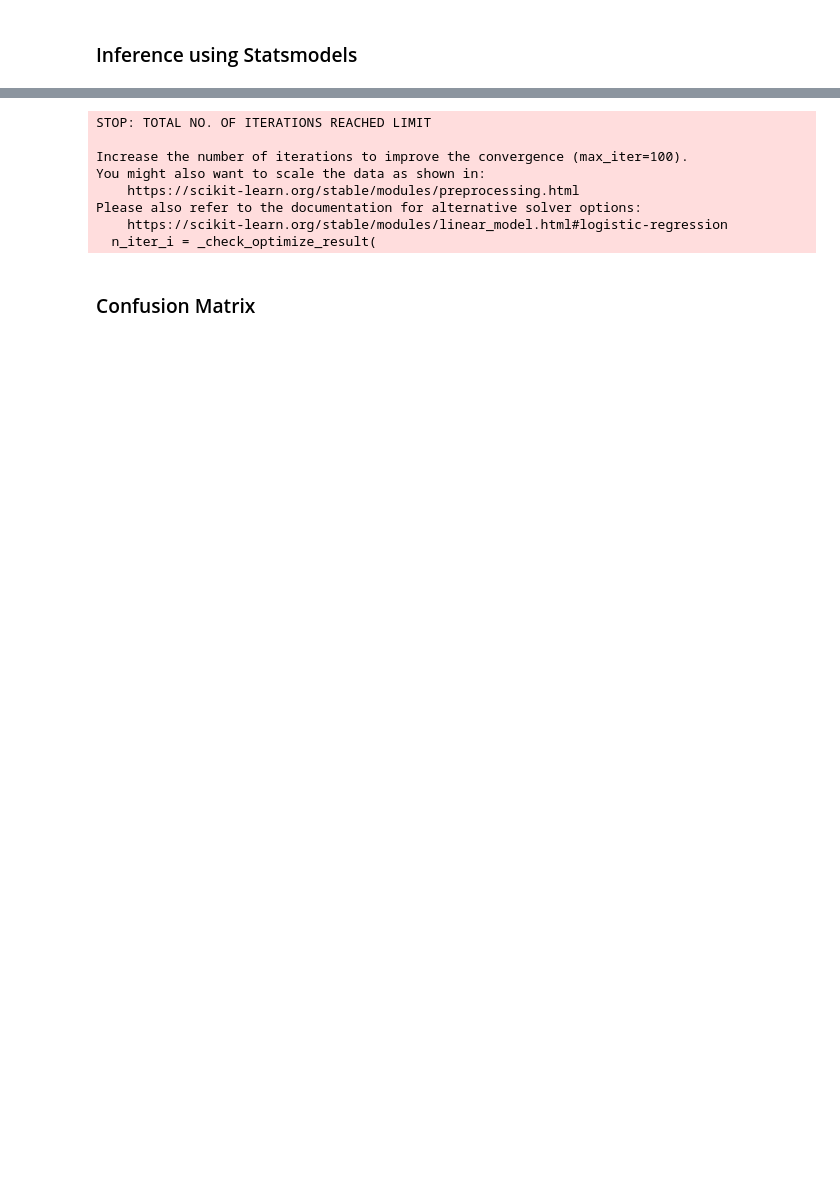
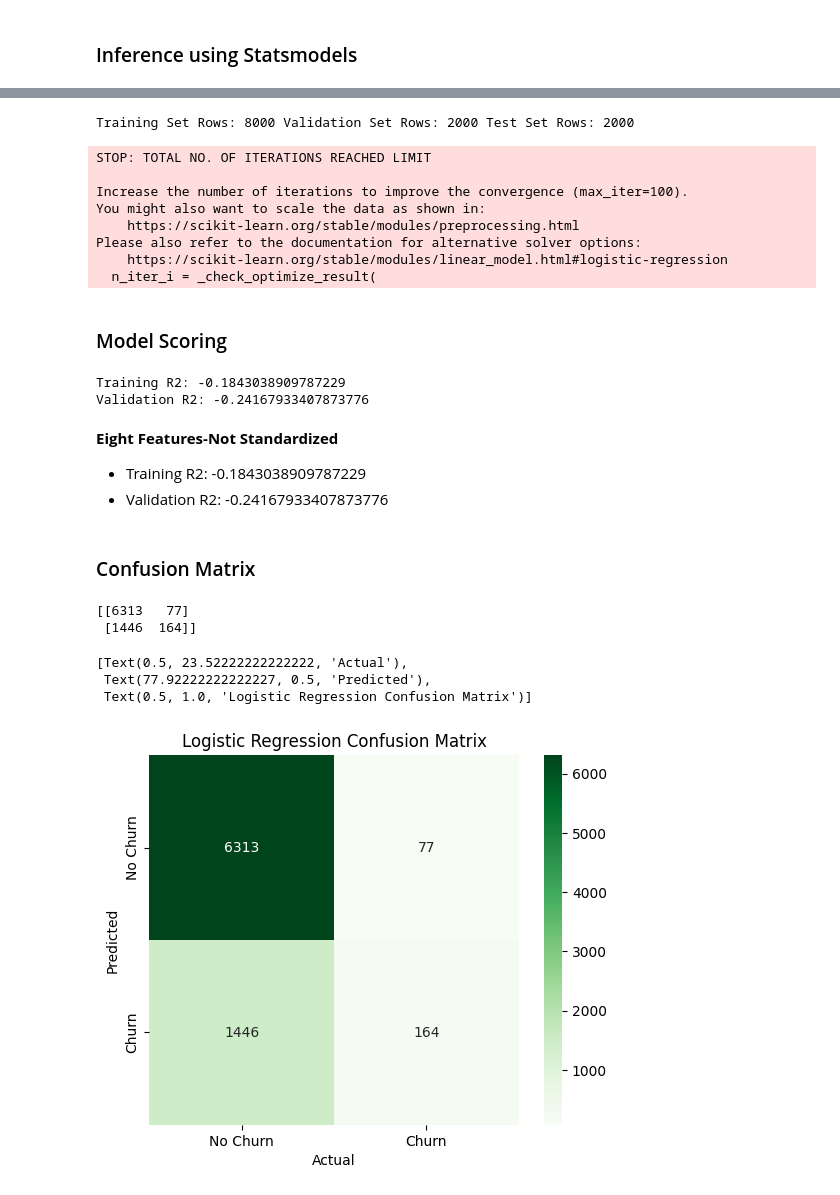
Before and after one commit to kolibriBlitz/Bank-Customer-Churn-Analysis, a Jupyter notebook: Code/Model-Project.ipynb, the cells around one changed output, grey strips where cells are left out. Drawn from its saved outputs; the diff is of its cells as text; code cells hidden in the pictures; blank space fills up the shorter version.

```diff
--- a/Code/Model-Project.ipynb
+++ b/Code/Model-Project.ipynb
@@ -97,11 +95,25 @@ Name: Exited, dtype: int64
 import statsmodels.api as sm
 
 #set the variables
-X=sm.add_constant(data[["Age","Balance"]])
+x=sm.add_constant(data['Age'])
+X=sm.add_constant(data[["Age","Balance","EstimatedSalary","Germany"]])
 y=data["Exited"]
 
-model = sm.OLS(y,X).fit()
+model=sm.OLS(y,x).fit()
+multi_model = sm.OLS(y,X).fit()
 
-OLS_results=pd.DataFrame(model.summary().tables[1].data[1:], columns=model.summary().tables[1].data[0])
-OLS_results
+OLS_model_sum=pd.DataFrame(model.summary().tables[0].data[1:], columns=model.summary().tables[0].data[0])
+OLS_var_sum=pd.DataFrame(model.summary().tables[1].data[1:], columns=model.summary().tables[1].data[0])
+OLS_resid_stats=pd.DataFrame(model.summary().tables[2].data[1:], columns=model.summary().tables[2].data[0])
+#OLS_model_sum
+#OLS_var_sum
+#OLS_resid_stats
+mmOLS_model_sum=pd.DataFrame(multi_model.summary().tables[0].data[1:], columns=model.summary().tables[0].data[0])
+mmOLS_var_sum=pd.DataFrame(multi_model.summary().tables[1].data[1:], columns=model.summary().tables[1].data[0])
+mmOLS_resid_stats=pd.DataFrame(multi_model.summary().tables[2].data[1:], columns=model.summary().tables[2].data[0])
+#mmOLS_model_sum
+#mmOLS_var_sum
+#mmOLS_resid_stats
+
+print(OLS_model_sum,mmOLS_model_sum)
 # %% [output]
@@ -119,7 +182,15 @@ array([0.14229034])
+# %%
+# Create validation data set from training data
+X_train, X_valid, y_train, y_valid = train_test_split(X, y, test_size=.2, random_state=12345)
+
+#print the split sizes
+print(f"Training Set Rows: {X_train.shape[0]}", f"Validation Set Rows: {X_valid.shape[0]}", f"Test Set Rows: {X_test.shape[0]}")
+# %% [output]
+Training Set Rows: 8000 Validation Set Rows: 2000 Test Set Rows: 2000
 # %%
 from sklearn.linear_model import LogisticRegression
 
-churn=LogisticRegression().fit(X_train,y_train)
+log_model=LogisticRegression().fit(X_train,y_train)
 # %% [output]
 STOP: TOTAL NO. OF ITERATIONS REACHED LIMIT
 
@@ -129,10 +200,36 @@ You might also want to scale the data as shown in:
 Please also refer to the documentation for alternative solver options:
     https://scikit-learn.org/stable/modules/linear_model.html#logistic-regression
   n_iter_i = _check_optimize_result(
+# %% [markdown]
+### Model Scoring
 # %%
-#churn.predict_proba(X_train)
-#churn.score(X_train,y_train)
+from sklearn.metrics import r2_score as r2
+
+print(f"Training R2: {r2(y_train,log_model.predict(X_train))}")
+print(f"Validation R2: {r2(y_valid,log_model.predict(X_valid))}")
+# %% [output]
+Training R2: -0.1843038909787229
+Validation R2: -0.24167933407873776
+# %% [markdown]
+**Eight Features-Not Standardized**
+- Training R2: -0.1843038909787229
+- Validation R2: -0.24167933407873776
 # %% [markdown]
 ### Confusion Matrix
 # %%
-from sklearn import metrics
+from sklearn.metrics import confusion_matrix
+
+y_pred = log_model.predict(X_train)
+
+print(confusion_matrix(y_train,y_pred))
+# %% [output]
+[[6313   77]
+ [1446  164]]
+# %%
+conmat=confusion_matrix(y_train,y_pred)
+sns.heatmap(conmat,cmap="Greens",annot=True,fmt="g",square=True,xticklabels=['No Churn','Churn'],yticklabels=['No Churn','Churn']).set(xlabel='Actual',ylabel='Predicted',title='Logistic Regression Confusion Matrix')
+# %% [output]
+[Text(0.5, 23.52222222222222, 'Actual'),
+ Text(77.92222222222227, 0.5, 'Predicted'),
+ Text(0.5, 1.0, 'Logistic Regression Confusion Matrix')]
+[figure, added]
```
Also changed, not shown: parts of 19 cells of this notebook.
